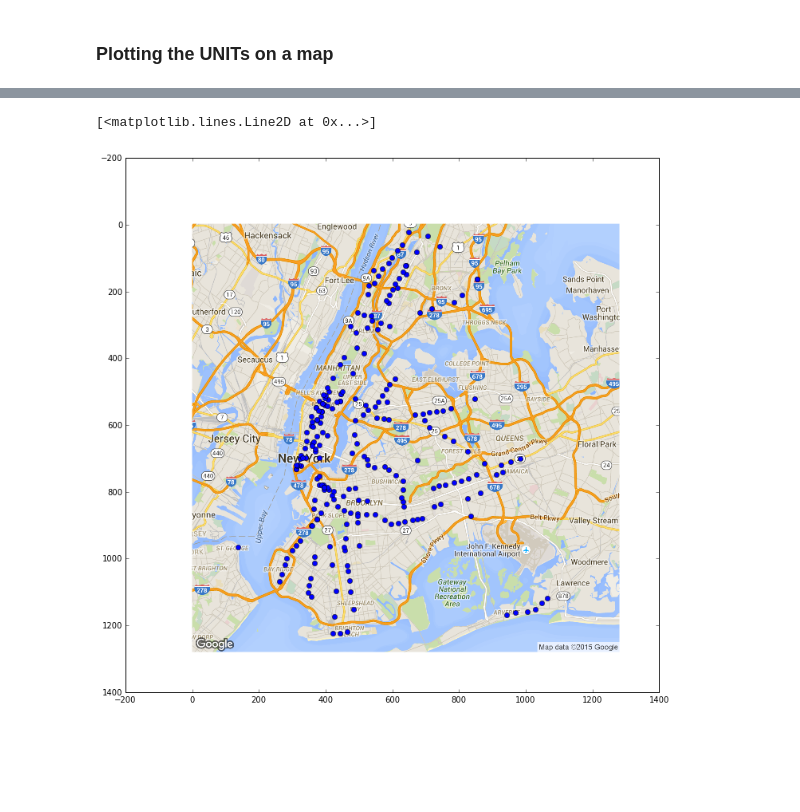
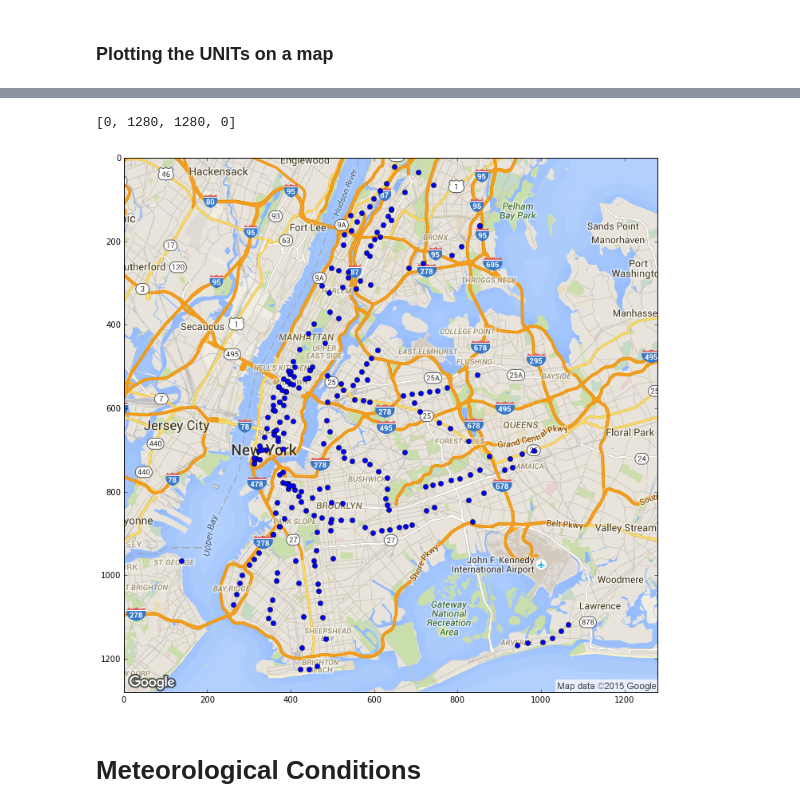
Before and after one commit to ihkihk/datan, a Jupyter notebook: p2_nycsubway/p2_nyc.ipynb, the cells around one changed output, grey strips where cells are left out. Drawn from its saved outputs; the diff is of its cells as text; code cells hidden in the pictures; blank space fills up the shorter version.

```diff
--- a/p2_nycsubway/p2_nyc.ipynb
+++ b/p2_nycsubway/p2_nyc.ipynb
@@ -174,5 +187,2 @@ def WGS84toGoogleBing(lat, lon):
 # %%
-unit_coords = unit_coords.assign(coords=unit_coords.apply(lambda row: WGS84toGoogleBing(row[0][0],row[1][0]), axis=1))
+unit_coords = unit_coords.assign(mercator_coords=unit_coords.apply(lambda row: WGS84toGoogleBing(row[0][0],row[1][0]), axis=1))
-# %%
-
-map_coords = {'xmin':-8251109.673785778, 'ymin':4947908.707295347, 'xmax':-8202189.975683266, 'ymax': 4996828.40539786}
@@ -179,6 +198,9 @@ map_coords = {'xmin':-8251109.673785778, 'ymin':4947908.707295347, 'xmax':-82021
 # %%
 def proj2pic(x, y):
-    xsize, ysize = 1280, 1280
+    # The screenshot map coordinates are obtained from Maptiler.org
+    map_coords = {'xmin':-8251109.673785778, 'ymin':4947908.707295347,
+                  'xmax':-8202189.975683266, 'ymax': 4996828.40539786}
+    xsize, ysize = google_nyc_map.shape[0], google_nyc_map.shape[1]
     xscale = map_coords['xmax'] - map_coords['xmin']
     yscale = map_coords['ymax'] - map_coords['ymin']
 
@@ -223,9 +225,11 @@ google_nyc_map.shape
 # %%
+plt.rcParams['figure.figsize'] = (12.0, 12.0)
 plt.imshow(google_nyc_map)
-picx,picy = proj2pic(unit_coords.coords["R003"][0], unit_coords.coords["R003"][1])
-xx,yy = zip(*unit_coords.pic_coords.values)
-plt.plot(xx,yy,"bo")
-#plt.plot(picx,picy,"bo")
+xx, yy = zip(*unit_coords.pic_coords.values)
+plt.plot(xx, yy, "bo")
+plt.axis([0,1280,1280,0])
 # %% [output]
-[<matplotlib.lines.Line2D at 0x...>]
+[0, 1280, 1280, 0]
-[figure, old version]
+[figure, new version]
+# %% [markdown]
+# Meteorological Conditions
```
Also changed, not shown: parts of 28 cells of this notebook, 1 other file.
